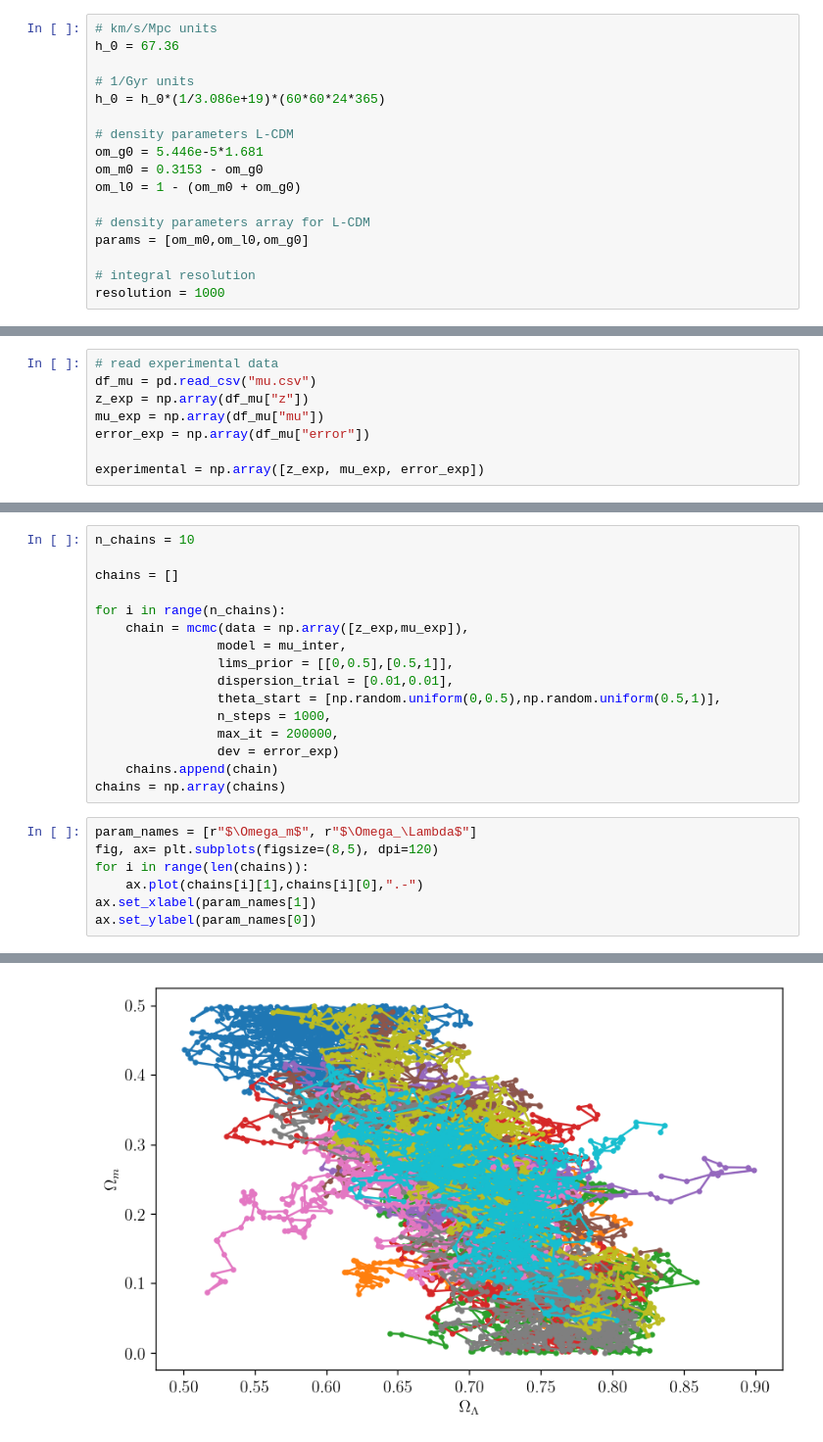
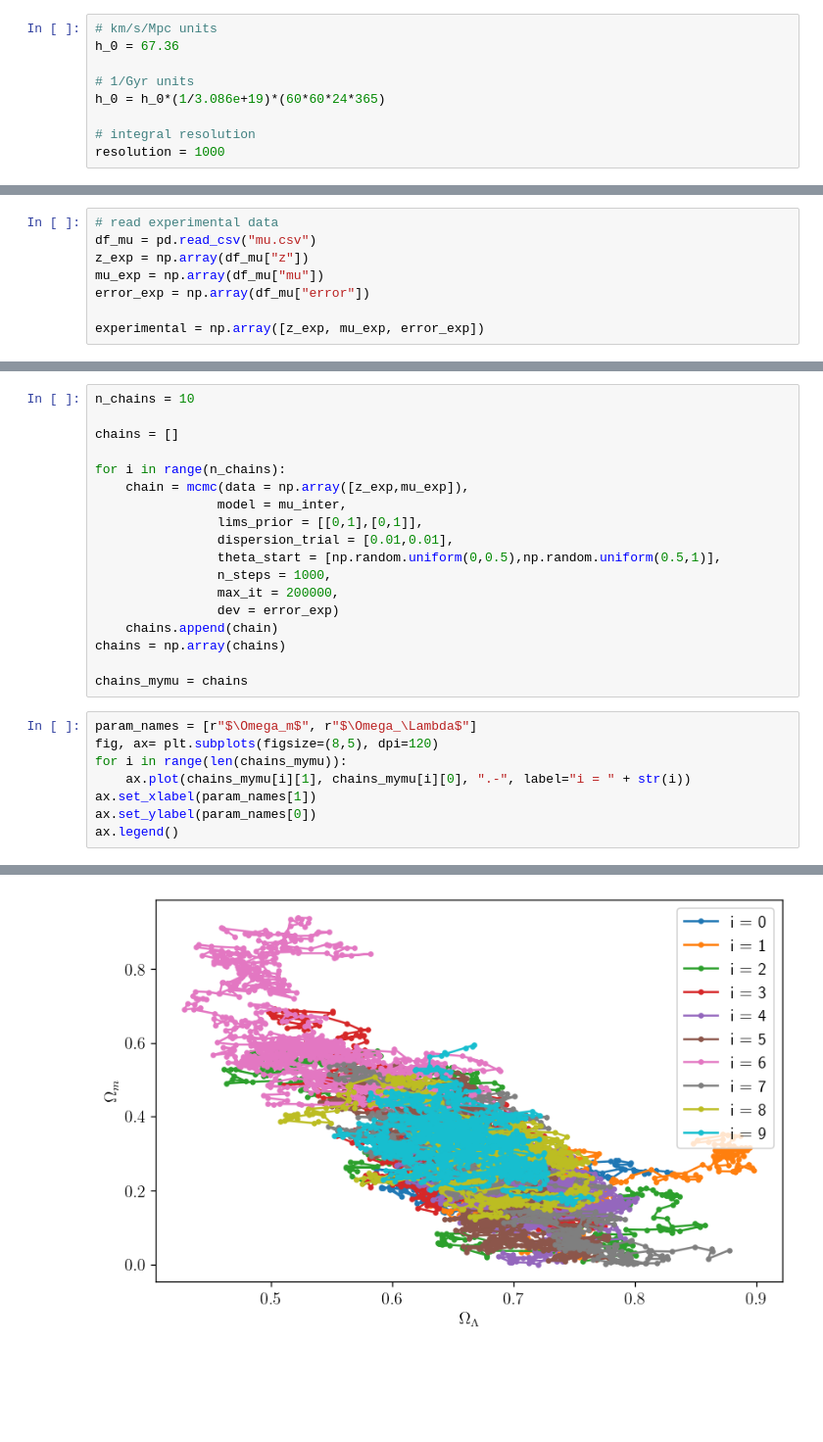
Before and after one commit to ChavezUriel/CosmoProj3, a Jupyter notebook: Supernova_Data_Fit.ipynb, the cells around one changed output, grey strips where cells are left out. Shown at 98% size. Drawn from its saved outputs; the diff is of its cells as text; blank space fills up the shorter version.

```diff
--- a/Supernova_Data_Fit.ipynb
+++ b/Supernova_Data_Fit.ipynb
@@ -44,13 +49,5 @@ h_0 = 67.36
 # 1/Gyr units
 h_0 = h_0*(1/3.086e+19)*(60*60*24*365)
 
-# density parameters L-CDM
-om_g0 = 5.446e-5*1.681
-om_m0 = 0.3153 - om_g0
-om_l0 = 1 - (om_m0 + om_g0)
-
-# density parameters array for L-CDM
-params = [om_m0,om_l0,om_g0]
-
 # integral resolution
 resolution = 1000
@@ -139,7 +144,7 @@ chains = []
 for i in range(n_chains):
     chain = mcmc(data = np.array([z_exp,mu_exp]),
                 model = mu_inter,
-                lims_prior = [[0,0.5],[0.5,1]],
+                lims_prior = [[0,1],[0,1]],
                 dispersion_trial = [0.01,0.01],
                 theta_start = [np.random.uniform(0,0.5),np.random.uniform(0.5,1)],
                 n_steps = 1000,
@@ -147,11 +152,14 @@ for i in range(n_chains):
                 dev = error_exp)
     chains.append(chain)
 chains = np.array(chains)
+
+chains_mymu = chains
 # %%
 param_names = [r"$\Omega_m$", r"$\Omega_\Lambda$"]
 fig, ax= plt.subplots(figsize=(8,5), dpi=120)
-for i in range(len(chains)):
-    ax.plot(chains[i][1],chains[i][0],".-")
+for i in range(len(chains_mymu)):
+    ax.plot(chains_mymu[i][1], chains_mymu[i][0], ".-", label="i = " + str(i))
 ax.set_xlabel(param_names[1])
 ax.set_ylabel(param_names[0])
+ax.legend()
 # %% [output]
@@ -159,4 +167,4 @@ Text(0, 0.5, '$\\Omega_m$')
-[figure, old version]
+[figure, new version]
 # %%
 param_names = [r"$\Omega_m$", r"$\Omega_\Lambda$"]
 
```
Also changed, not shown: parts of 32 cells of this notebook.
